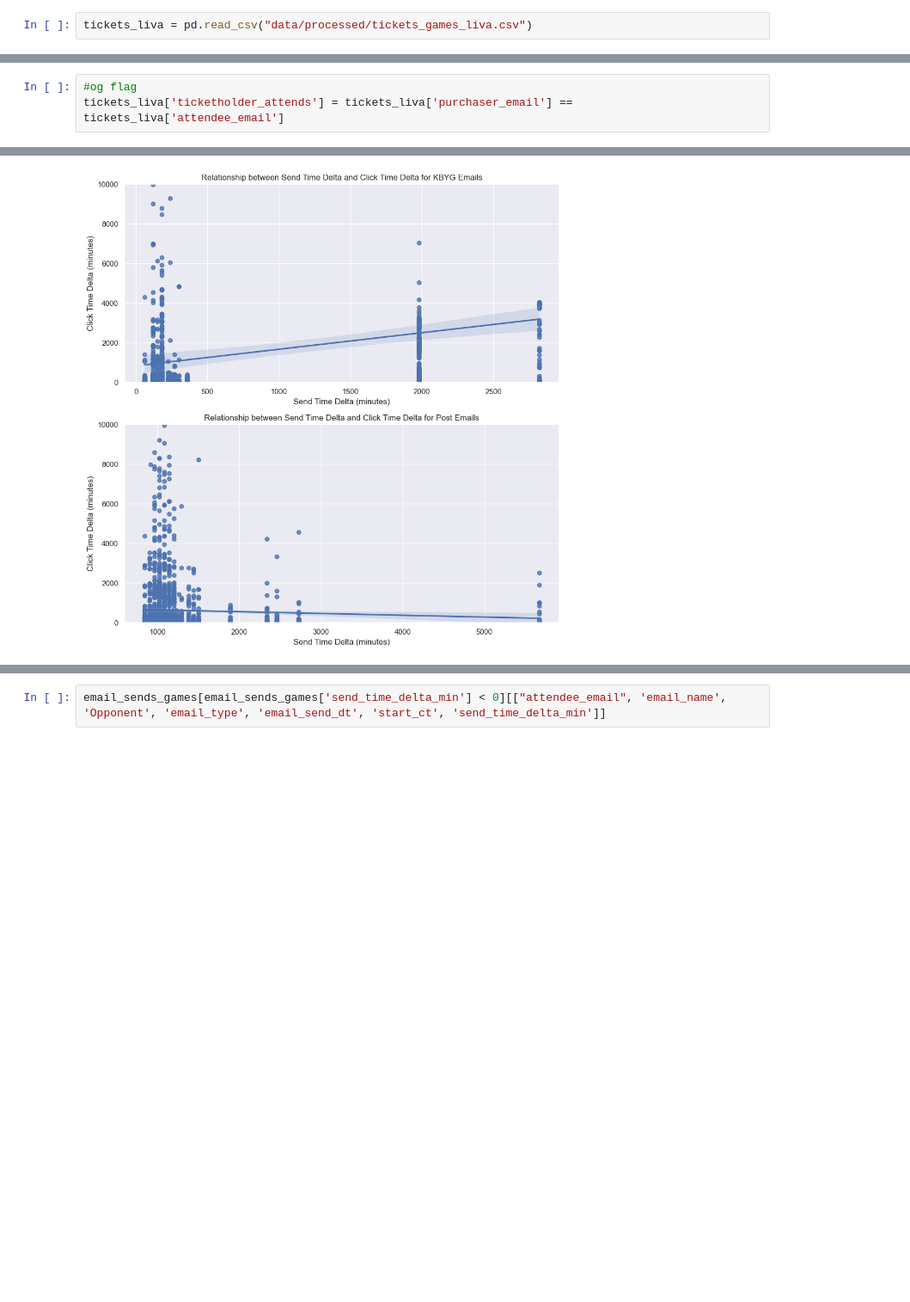
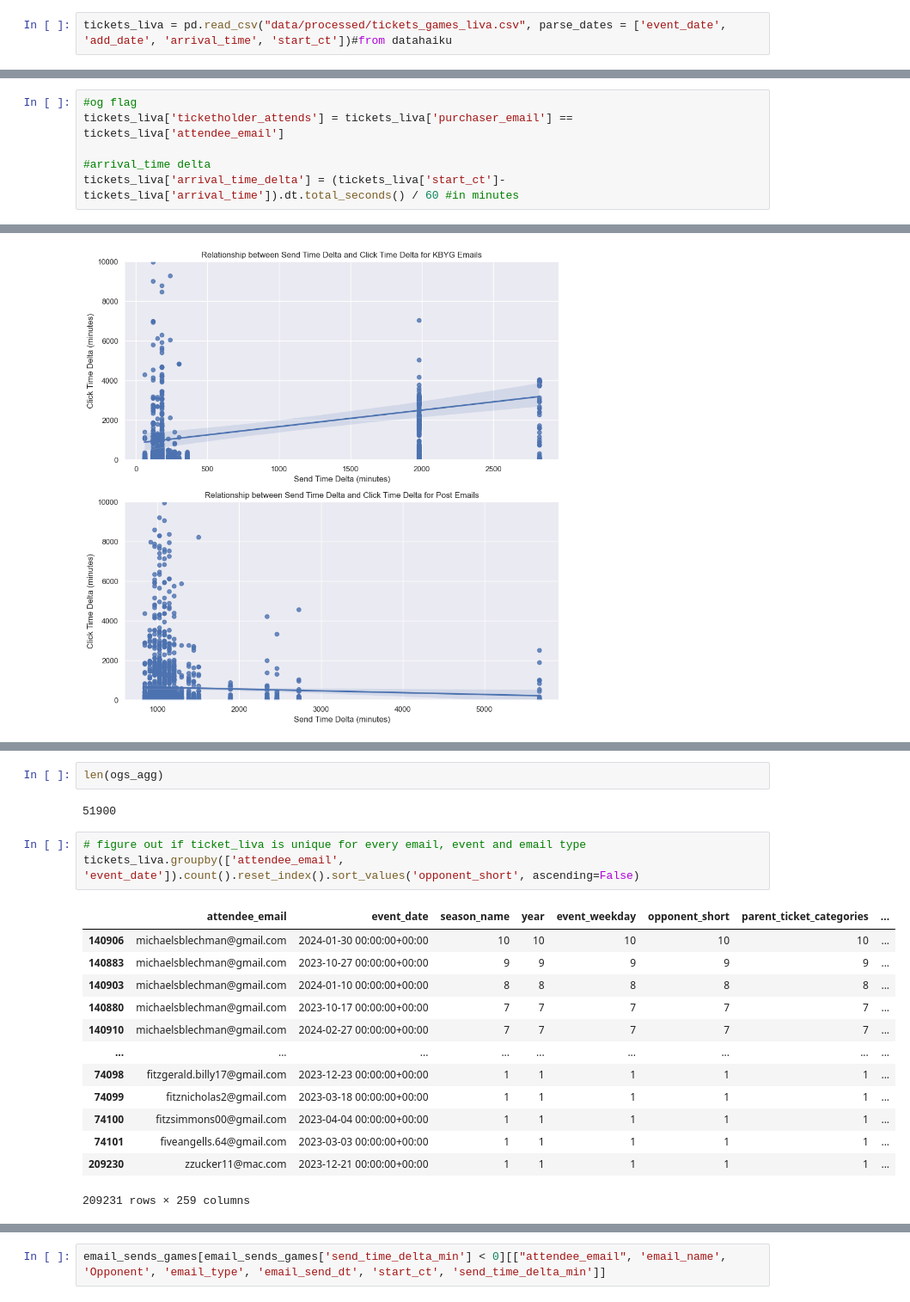
Before and after one commit to mathewj1/acl_spring_24_bulls2, a Jupyter notebook: notebooks/eda.ipynb, the cells around one changed output, grey strips where cells are left out. Shown: that part at 86% size. Saved outputs shown, nothing was run; the diff lists cells and outputs as text; blank space fills up the shorter version.

Commit message:
boiled some data sets

```diff
--- a/notebooks/eda.ipynb
+++ b/notebooks/eda.ipynb
@@ -22,7 +38,7 @@ len(tickets)
 # %% [output]
 236956
 # %%
-tickets_liva = pd.read_csv("data/processed/tickets_games_liva.csv")
+tickets_liva = pd.read_csv("data/processed/tickets_games_liva.csv", parse_dates = ['event_date', 'add_date', 'arrival_time', 'start_ct'])#from datahaiku
 # %%
 tickets_liva.describe()
 # %% [output]
@@ -43,6 +86,9 @@ len(tickets_liva)
 # %%
 #og flag
 tickets_liva['ticketholder_attends'] = tickets_liva['purchaser_email'] == tickets_liva['attendee_email']
+
+#arrival_time delta
+tickets_liva['arrival_time_delta'] = (tickets_liva['start_ct']- tickets_liva['arrival_time']).dt.total_seconds() / 60 #in minutes
 # %%
 tickets_liva.attendee_email.value_counts()
 # %% [output]
@@ -348,0 +663,21 @@ plt.show()
+# %%
+len(ogs_agg)
+# %% [output]
+51900
+# %%
+# figure out if ticket_liva is unique for every email, event and email type
+tickets_liva.groupby(['attendee_email', 'event_date']).count().reset_index().sort_values('opponent_short', ascending=False)
+# %% [output]
+|  | attendee_email | event_date | season_name | year | event_weekday | opponent_short | parent_ticket_categories | ... |
+| 140906 | michaelsblechman@gmail.com | 2024-01-30 00:00:00+00:00 | 10 | 10 | 10 | 10 | 10 | ... |
+| 140883 | michaelsblechman@gmail.com | 2023-10-27 00:00:00+00:00 | 9 | 9 | 9 | 9 | 9 | ... |
+| 140903 | michaelsblechman@gmail.com | 2024-01-10 00:00:00+00:00 | 8 | 8 | 8 | 8 | 8 | ... |
+| 140880 | michaelsblechman@gmail.com | 2023-10-17 00:00:00+00:00 | 7 | 7 | 7 | 7 | 7 | ... |
+| 140910 | michaelsblechman@gmail.com | 2024-02-27 00:00:00+00:00 | 7 | 7 | 7 | 7 | 7 | ... |
+| ... | ... | ... | ... | ... | ... | ... | ... | ... |
+| 74098 | fitzgerald.billy17@gmail.com | 2023-12-23 00:00:00+00:00 | 1 | 1 | 1 | 1 | 1 | ... |
+| 74099 | fitznicholas2@gmail.com | 2023-03-18 00:00:00+00:00 | 1 | 1 | 1 | 1 | 1 | ... |
+| 74100 | fitzsimmons00@gmail.com | 2023-04-04 00:00:00+00:00 | 1 | 1 | 1 | 1 | 1 | ... |
+| 74101 | fiveangells.64@gmail.com | 2023-03-03 00:00:00+00:00 | 1 | 1 | 1 | 1 | 1 | ... |
+| 209230 | zzucker11@mac.com | 2023-12-21 00:00:00+00:00 | 1 | 1 | 1 | 1 | 1 | ... |
+209231 rows × 259 columns
```
Also changed, not shown: parts of 47 cells of this notebook, 3 other files.
